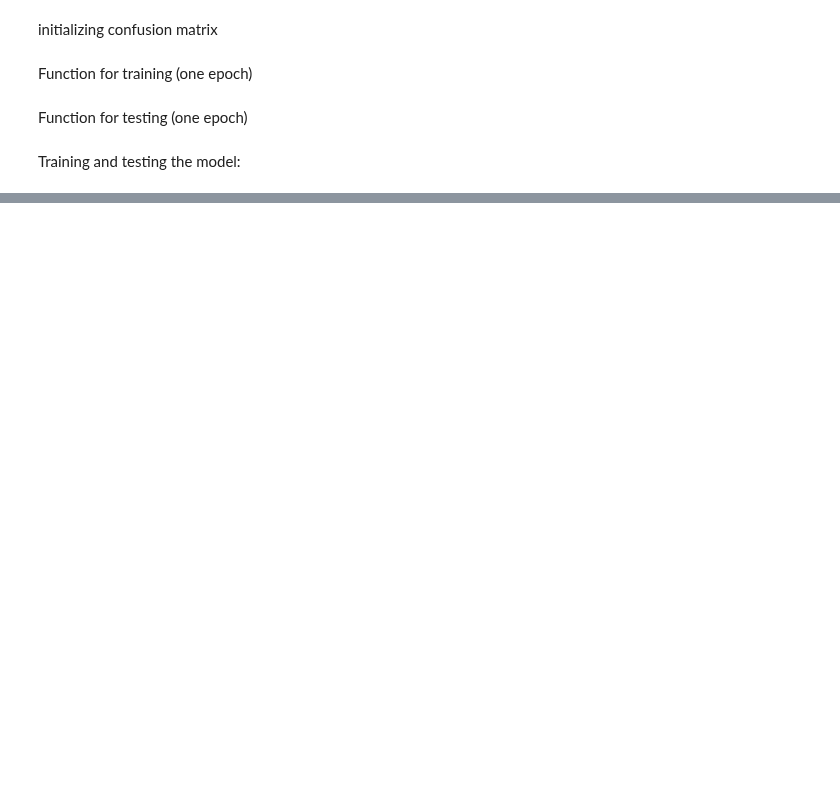
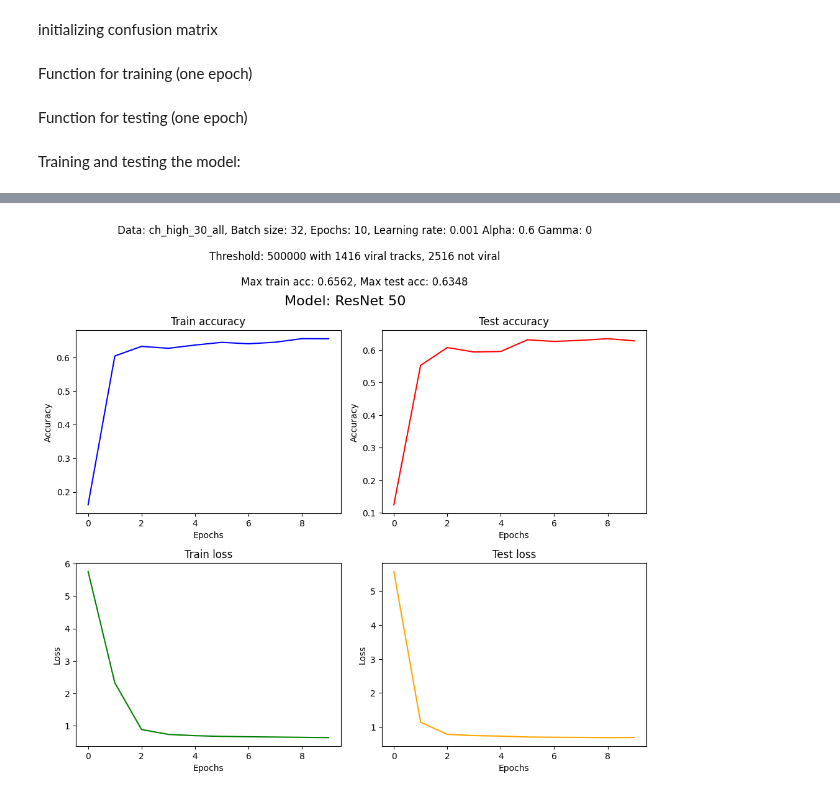
Before and after one commit to omersideman/ai-project, a Jupyter notebook: notebooks/cnn_pretrained.ipynb, the cells around one changed output, grey strips where cells are left out. Saved outputs shown, nothing was run; the diff lists cells and outputs as text; code cells hidden in the pictures; blank space fills up the shorter version.

```diff
--- a/notebooks/cnn_pretrained.ipynb
+++ b/notebooks/cnn_pretrained.ipynb
@@ -288,9 +336,10 @@ def test(model, testloader, criterion):
     with torch.no_grad():
         for x, y in tqdm(testloader, total=len(testloader), desc="Testing"):
             (x, y) = (x.to(device), y.to(device))
-            pred = model(x)
-
-            loss = criterion(pred, y)
+            pred = model(x).to(device)
+            # loss = torchvision.ops.sigmoid_focal_loss(inputs=pred[:,1], targets=y.float(), alpha=ALPHA, gamma=GAMMA, reduction='mean')
+            # loss = nn.functional.binary_cross_entropy_with_logits(pred[:,1], y.float())
+            loss = criterion(pred,y)
             cum_loss += loss
             cum_correct += (pred.argmax(1) == y).type(torch.float).sum().item()
 
@@ -308,17 +357,15 @@ H = {
     "test_acc": [],
 }
 
+# criterion = nn.functional.binary_cross_entropy_with_logits()
+
 # train the model
 for epoch in range(EPOCHS):
     print(f"Epoch {epoch+1} of {EPOCHS}")
-    train_epoch_acc, train_epoch_loss = train(
-        model, train_dl, optimizer, criterion
-    )
+    train_epoch_acc, train_epoch_loss = train(model, train_dl, optimizer, criterion)
     test_epoch_acc, test_epoch_loss = test(model, test_dl, criterion)
-
     # print all the metrics
-    print(
-        f"Train loss: {train_epoch_loss:.4f} | Train acc: {train_epoch_acc:.4f}")
+    print(f"Train loss: {train_epoch_loss:.4f} | Train acc: {train_epoch_acc:.4f}")
     print(f"Test loss: {test_epoch_loss:.4f} | Test acc: {test_epoch_acc:.4f}")
     H["train_loss"].append(train_epoch_loss)
     H["train_acc"].append(train_epoch_acc)
@@ -348 +405,43 @@ KeyboardInterrupt:
+# %%
+max_train_acc = max(H["train_acc"])
+max_test_acc = max(H["test_acc"])
+
+fig = plt.figure(figsize=(10, 8))
+# supertitle
+fig.suptitle(f'Model: {model_name}', fontsize=16)
+info = f"""Data: {dir_name}, Batch size: {BATCH}, Epochs: {EPOCHS}, Learning rate: {LEARNING_RATE} Alpha: {ALPHA} Gamma: {GAMMA}\n
+Threshold: {HIGH_THRESHOLD} with {num_viral} viral tracks, {num_not_viral} not viral\n
+Max train acc: {max_train_acc:.4f}, Max test acc: {max_test_acc:.4f}"""
+fig.text(0.515, 1, info, ha="center", fontsize=12)
+
+
+sub1 = fig.add_subplot(221)
+sub1.set_title("Train accuracy")
+sub1.plot(H["train_acc"], color="blue", linestyle="-")
+plt.xlabel("Epochs")
+plt.ylabel("Accuracy")
+
+sub2 = fig.add_subplot(222)
+sub2.set_title("Test accuracy")
+sub2.plot(H["test_acc"], color="red", linestyle="-")
+plt.xlabel("Epochs")
+plt.ylabel("Accuracy")
+
+sub3 = fig.add_subplot(223)
+sub3.set_title("Train loss")
+sub3.plot(H["train_loss"], color="green", linestyle="-")
+plt.xlabel("Epochs")
+plt.ylabel("Loss")
+
+
+sub4 = fig.add_subplot(224)
+sub4.set_title("Test loss")
+sub4.plot([l.item() for l in H["test_loss"]], color="orange", linestyle="-")
+plt.xlabel("Epochs")
+plt.ylabel("Loss")
+
+plt.tight_layout()
+plt.show()
+# %% [output]
+[figure, added]
 # %%
```
Also changed, not shown: parts of 19 cells of this notebook, 2 other files.
